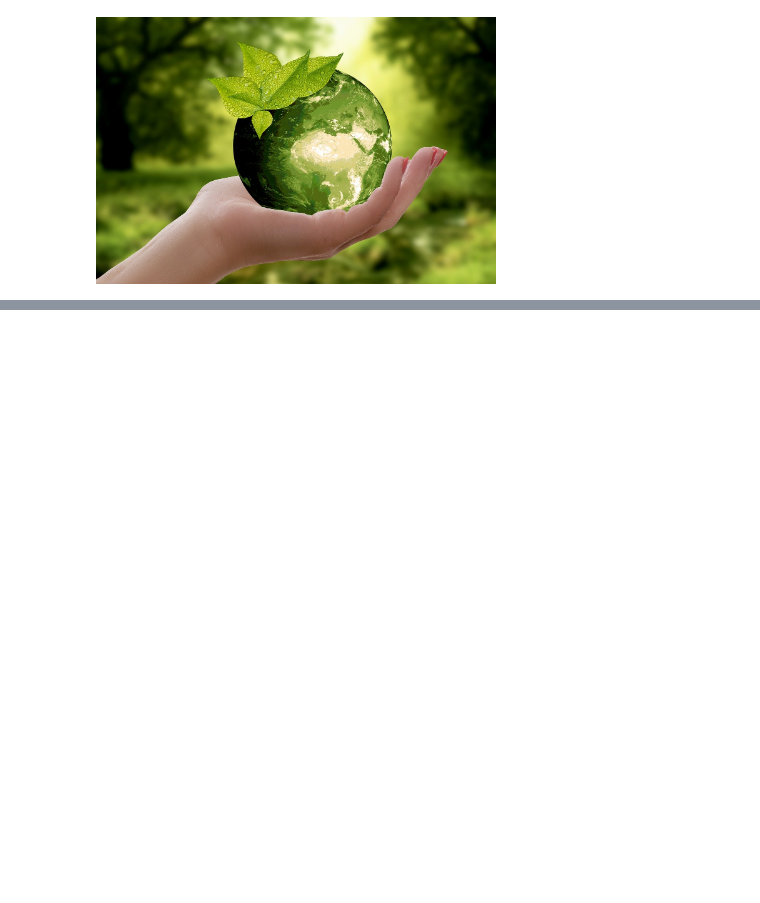
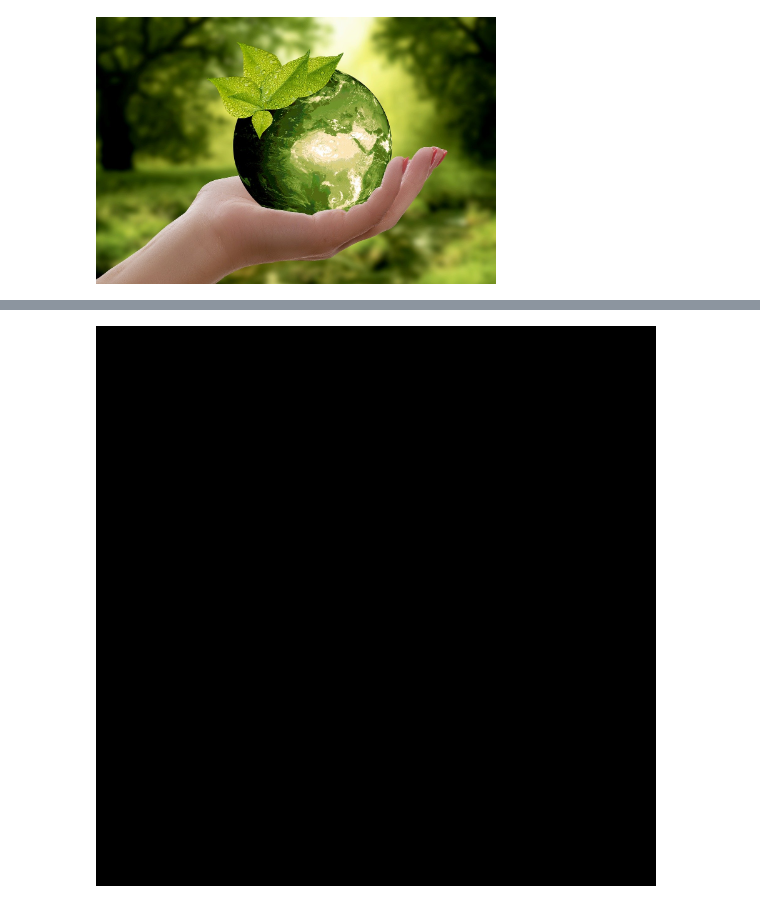
Before and after one commit to sowbarnikachennai/sowbarnikachennai, a Jupyter notebook: ImageProcessing.ipynb, the cells around one changed output, grey strips where cells are left out. Cells and saved outputs as stored; diff of their text form; code cells hidden in the pictures; blank space fills up the shorter version.

```diff
--- a/ImageProcessing.ipynb
+++ b/ImageProcessing.ipynb
@@ -32,6 +39,8 @@ NameError: ignored
 # %%
 can = np.zeros((1000,1000,3),dtype="uint8")*255
-cv2.imshow("canvas",can)
+cv2_imshow(can)
+# %% [output]
+[figure, added]
 # %%
 can = np.ones((1000,1000,3),dtype="uint8")*255
 green = (0,255,0)
```
Also changed, not shown: parts of 5 cells of this notebook.
